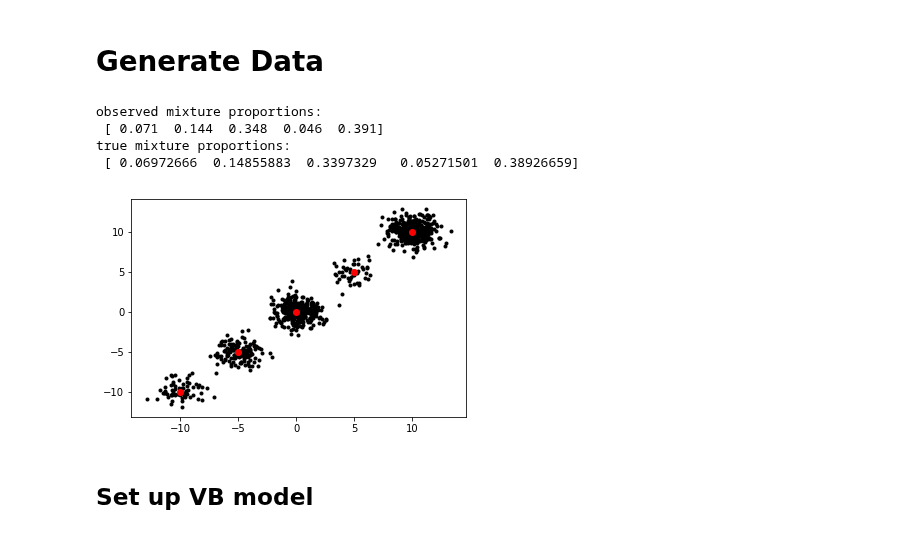
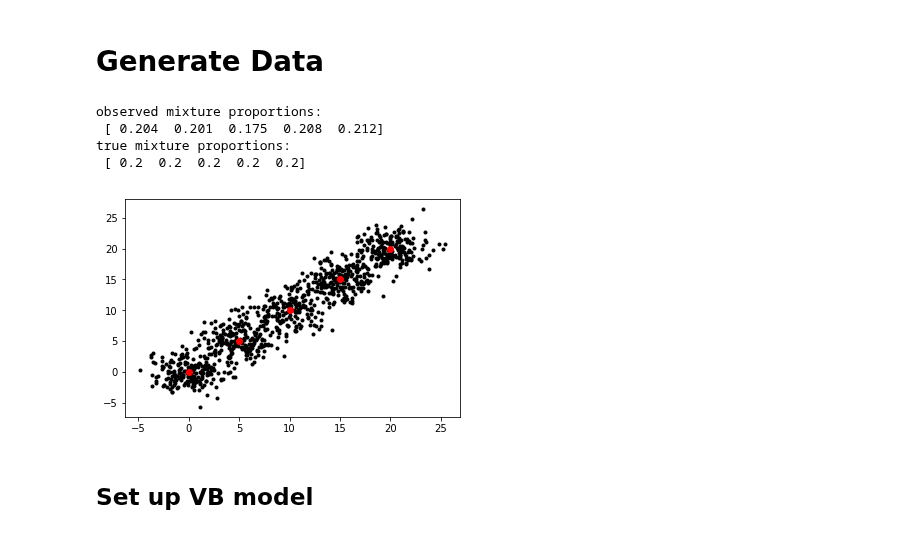
Before and after one commit to Runjing-Liu120/Variational_BNP_robustness, a Jupyter notebook: DP_mixture/DP_normal_mixture.ipynb, the cells around one changed output. Cells and saved outputs as stored; diff of their text form; code cells hidden in the pictures.

```diff
--- a/DP_mixture/DP_normal_mixture.ipynb
+++ b/DP_mixture/DP_normal_mixture.ipynb
@@ -48,17 +32,37 @@ x, true_mu, true_z, true_z_ind, true_v, true_pi = \
+# %%
+np.random.seed(3143)
+
+# data parameters
+num_obs = 1000 # number of observations
+x_dim = 2 # dimension of observations
+k_true = 5 # true number of clusters
+
+info_x = 0.3 * np.eye(x_dim)
+
+x, true_mu, true_z, true_pi = dp.draw_data(info_x, x_dim, k_true, num_obs)
+
+
+# prior parameters
+alpha = 2.0 # DP parameter
+prior_mu = np.mean(x, axis = 0)
+prior_info = 0.1 * np.eye(x_dim)
+
+# variational truncation
+k_approx = 10
 # %%
 # visualize the data
 plt.plot(x[:,0], x[:,1], 'k.')
-for k in range(k_approx):
+for k in range(k_true):
     plt.plot(true_mu[k, 0], true_mu[k, 1], 'ro')
 
 print('observed mixture proportions: \n', np.mean(true_z, axis = 0))
 print('true mixture proportions: \n', true_pi)
 # %% [output]
 observed mixture proportions:
- [ 0.071  0.144  0.348  0.046  0.391]
+ [ 0.204  0.201  0.175  0.208  0.212]
 true mixture proportions:
- [ 0.06972666  0.14855883  0.3397329   0.05271501  0.38926659]
+ [ 0.2  0.2  0.2  0.2  0.2]
-[figure, old version]
+[figure, new version]
 # %% [markdown]
 ## Set up VB model
 # %%
```
Also changed, not shown: parts of 26 cells of this notebook, 2 other files.
